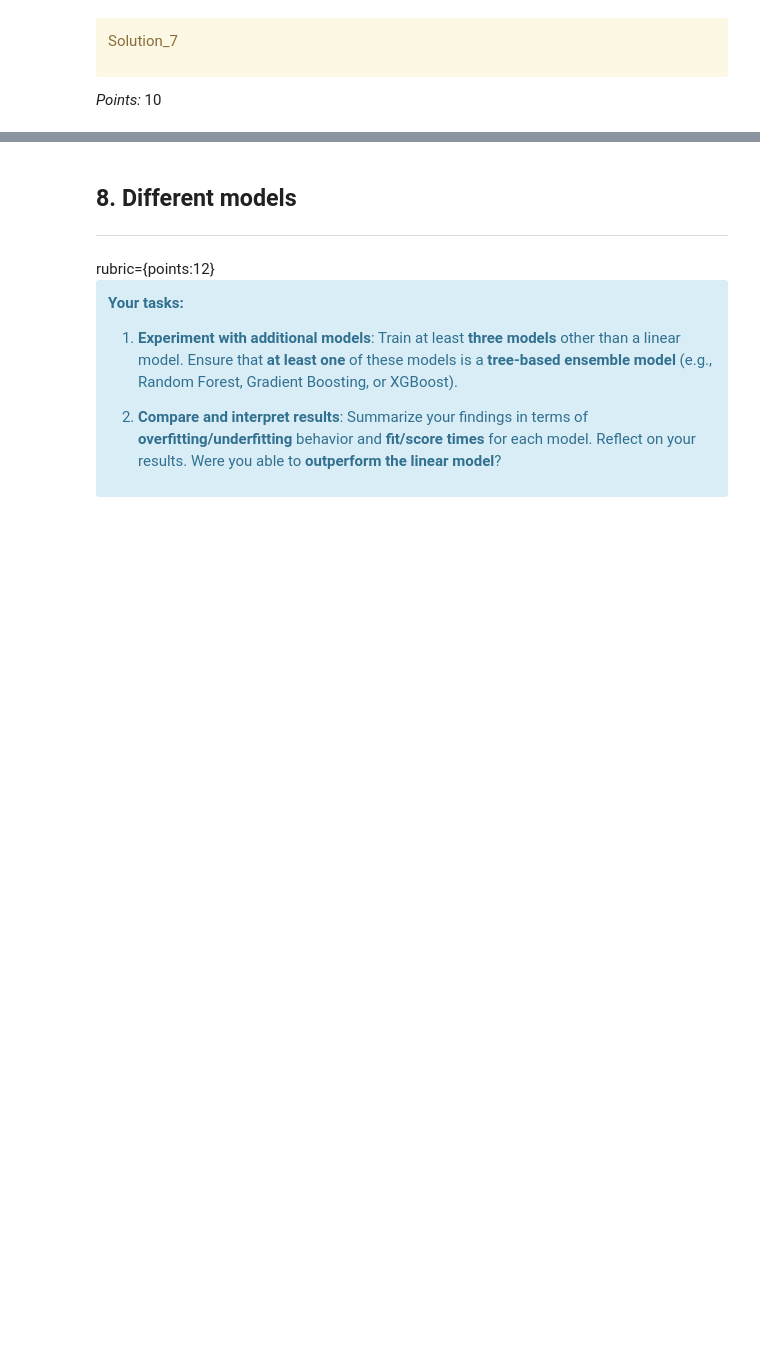
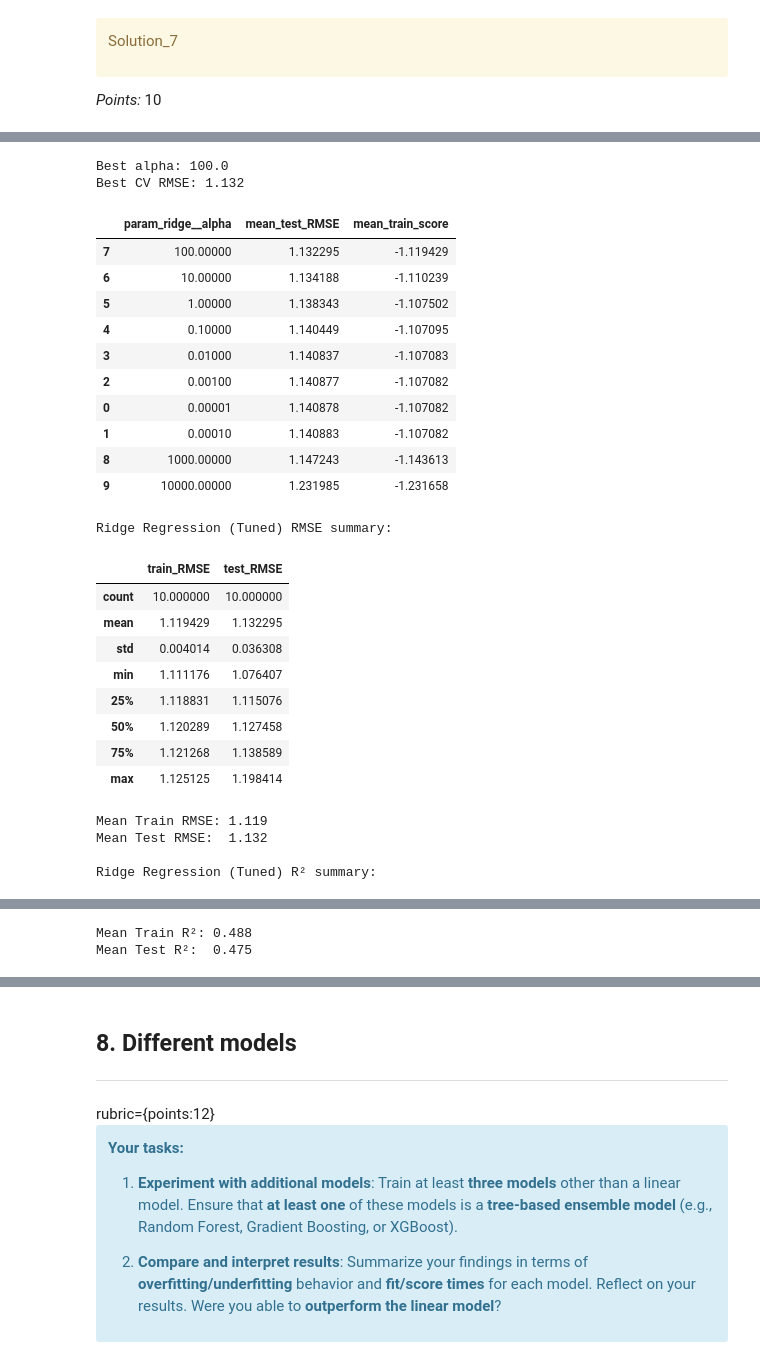
Before and after one commit to janayee-c/cpsc330-hw5, a Jupyter notebook: hw5.ipynb, the cells around one changed output, grey strips where cells are left out. Drawn from its saved outputs; the diff is of its cells as text; code cells hidden in the pictures; blank space fills up the shorter version.

```diff
--- a/hw5.ipynb
+++ b/hw5.ipynb
@@ -912,0 +965,77 @@ Summary: According to the given model, the optimal alpha value of 10^2 gives the
+# %%
+# Hyperparameter tuning by RMSE metric
+
+ridge_grid = GridSearchCV(
+    ridge_pipe,
+    param_grid=param_grid,
+    scoring="neg_root_mean_squared_error",  # main metric for model selection
+    cv=10,
+    return_train_score=True,
+    n_jobs=-1,
+)
+
+ridge_grid.fit(X_train, y_train)
+print(f"Best alpha: {ridge_grid.best_params_['ridge__alpha']}")
+print(f"Best CV RMSE: {-ridge_grid.best_score_:.3f}")
+
+cv_results = pd.DataFrame(ridge_grid.cv_results_)
+cv_results = cv_results.sort_values("mean_test_score", ascending=False)
+cv_results["mean_test_RMSE"] = -cv_results["mean_test_score"]
+
+display(cv_results[["param_ridge__alpha", "mean_test_RMSE", "mean_train_score"]])
+
+best_ridge = ridge_grid.best_estimator_
+
+ridge_results = pd.DataFrame(
+    cross_validate(
+        best_ridge,
+        X_train, y_train,
+        cv=10,
+        scoring=scoring,
+        return_train_score=True,
+    )
+)
+
+
+ridge_results["train_RMSE"] = -ridge_results["train_RMSE"]
+ridge_results["test_RMSE"] = -ridge_results["test_RMSE"]
+
+print("\nRidge Regression (Tuned) RMSE summary:")
+display(ridge_results[["train_RMSE", "test_RMSE"]].describe())
+
+print(f"Mean Train RMSE: {ridge_results['train_RMSE'].mean():.3f}")
+print(f"Mean Test RMSE:  {ridge_results['test_RMSE'].mean():.3f}")
+
+print("\nRidge Regression (Tuned) R² summary:")
+display(ridge_results[["train_r2", "test_r2"]].describe())
+
+print(f"Mean Train R²: {ridge_results['train_r2'].mean():.3f}")
+print(f"Mean Test R²:  {ridge_results['test_r2'].mean():.3f}")
+# %% [output]
+Best alpha: 100.0
+Best CV RMSE: 1.132
+|  | param_ridge__alpha | mean_test_RMSE | mean_train_score |
+| 7 | 100.00000 | 1.132295 | -1.119429 |
+| 6 | 10.00000 | 1.134188 | -1.110239 |
+| 5 | 1.00000 | 1.138343 | -1.107502 |
+| 4 | 0.10000 | 1.140449 | -1.107095 |
+| 3 | 0.01000 | 1.140837 | -1.107083 |
+| 2 | 0.00100 | 1.140877 | -1.107082 |
+| 0 | 0.00001 | 1.140878 | -1.107082 |
+| 1 | 0.00010 | 1.140883 | -1.107082 |
+| 8 | 1000.00000 | 1.147243 | -1.143613 |
+| 9 | 10000.00000 | 1.231985 | -1.231658 |
+Ridge Regression (Tuned) RMSE summary:
+|  | train_RMSE | test_RMSE |
+| count | 10.000000 | 10.000000 |
+| mean | 1.119429 | 1.132295 |
+| std | 0.004014 | 0.036308 |
+| min | 1.111176 | 1.076407 |
+| 25% | 1.118831 | 1.115076 |
+| 50% | 1.120289 | 1.127458 |
+| 75% | 1.121268 | 1.138589 |
+| max | 1.125125 | 1.198414 |
+Mean Train RMSE: 1.119
+Mean Test RMSE:  1.132
+
+Ridge Regression (Tuned) R² summary:
@@ -912,0 +1051,2 @@ Summary: According to the given model, the optimal alpha value of 10^2 gives the
+Mean Train R²: 0.488
+Mean Test R²:  0.475
```
Also changed, not shown: parts of 54 cells of this notebook, 5 other files.
